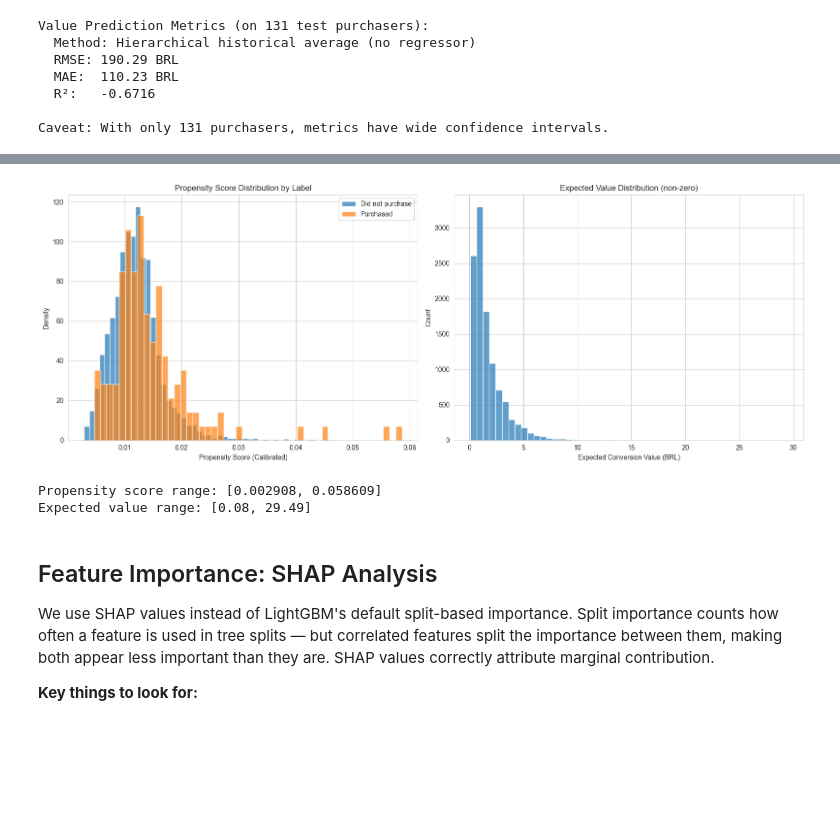
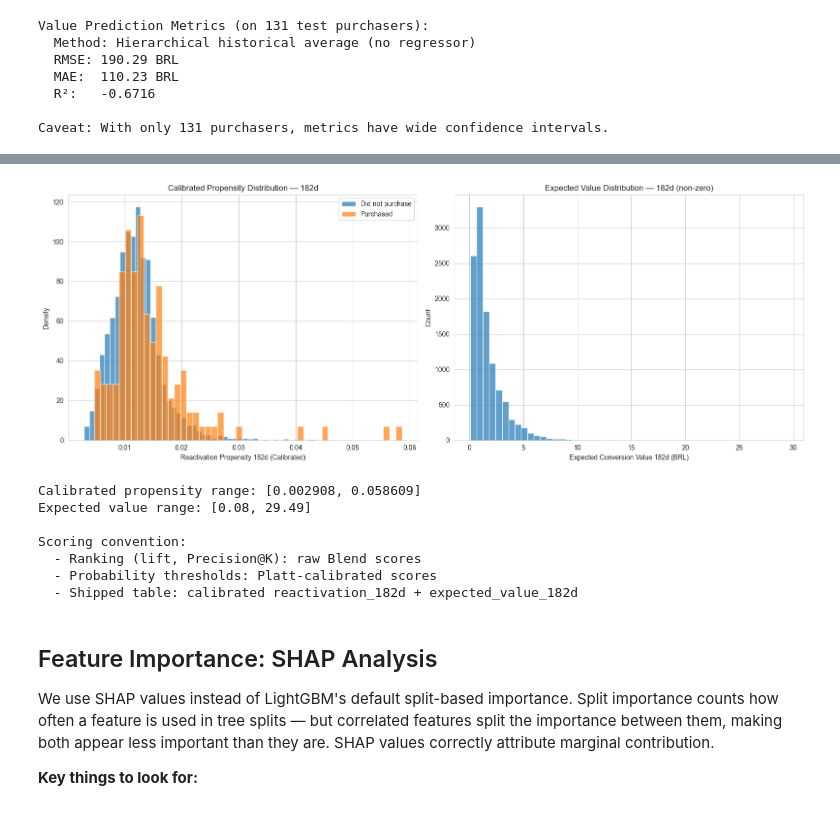
Before and after one commit to Tanmay1005/Scowtt, a Jupyter notebook: scowtt_mle_clean.ipynb, the cells around one changed output, grey strips where cells are left out. Saved outputs shown, nothing was run; the diff lists cells and outputs as text; code cells hidden in the pictures; blank space fills up the shorter version.

```diff
--- a/scowtt_mle_clean.ipynb
+++ b/scowtt_mle_clean.ipynb
@@ -2213,32 +2334,44 @@ Top 10% captures 24.4% of all converters
 # %%
-# Score distributions
+# Score distributions — Reactivation 182d
+# Raw scores for ranking, calibrated scores for probability interpretation
+
+HORIZON = '182d'
 
 fig, axes = plt.subplots(1, 2, figsize=(16, 6))
 
-# Propensity score distribution by label
+# Calibrated propensity distribution by label (this is the shipped probability)
 axes[0].hist(final_calibrated_scores[y_test == 0], bins=50, alpha=0.7, label='Did not purchase', density=True)
 axes[0].hist(final_calibrated_scores[y_test == 1], bins=50, alpha=0.7, label='Purchased', density=True)
-axes[0].set_xlabel('Propensity Score (Calibrated)')
+axes[0].set_xlabel(f'Reactivation Propensity {HORIZON} (Calibrated)')
 axes[0].set_ylabel('Density')
-axes[0].set_title('Propensity Score Distribution by Label')
+axes[0].set_title(f'Calibrated Propensity Distribution — {HORIZON}')
 axes[0].legend()
 
 # Expected value distribution
 expected_values = final_calibrated_scores * value_predictions
 axes[1].hist(expected_values[expected_values > 0], bins=50, alpha=0.7)
-axes[1].set_xlabel('Expected Conversion Value (BRL)')
+axes[1].set_xlabel(f'Expected Conversion Value {HORIZON} (BRL)')
 axes[1].set_ylabel('Count')
-axes[1].set_title('Expected Value Distribution (non-zero)')
+axes[1].set_title(f'Expected Value Distribution — {HORIZON} (non-zero)')
 
 plt.tight_layout()
 plt.show()
 
-print(f'Propensity score range: [{final_calibrated_scores.min():.6f}, {final_calibrated_scores.max():.6f}]')
+print(f'Calibrated propensity range: [{final_calibrated_scores.min():.6f}, {final_calibrated_scores.max():.6f}]')
 print(f'Expected value range: [{expected_values.min():.2f}, {expected_values.max():.2f}]')
+print(f'\nScoring convention:')
+print(f'  - Ranking (lift, Precision@K): raw {selected_model_name} scores')
+print(f'  - Probability thresholds: {calib_method}-calibrated scores')
+print(f'  - Shipped table: calibrated reactivation_{HORIZON} + expected_value_{HORIZON}')
 # %% [output]
-[figure, old version]
+[figure, new version]
-Propensity score range: [0.002908, 0.058609]
+Calibrated propensity range: [0.002908, 0.058609]
 Expected value range: [0.08, 29.49]
+
+Scoring convention:
+  - Ranking (lift, Precision@K): raw Blend scores
+  - Probability thresholds: Platt-calibrated scores
+  - Shipped table: calibrated reactivation_182d + expected_value_182d
 # %% [markdown]
 ## Feature Importance: SHAP Analysis
 
```
Also changed, not shown: parts of 16 cells of this notebook.
